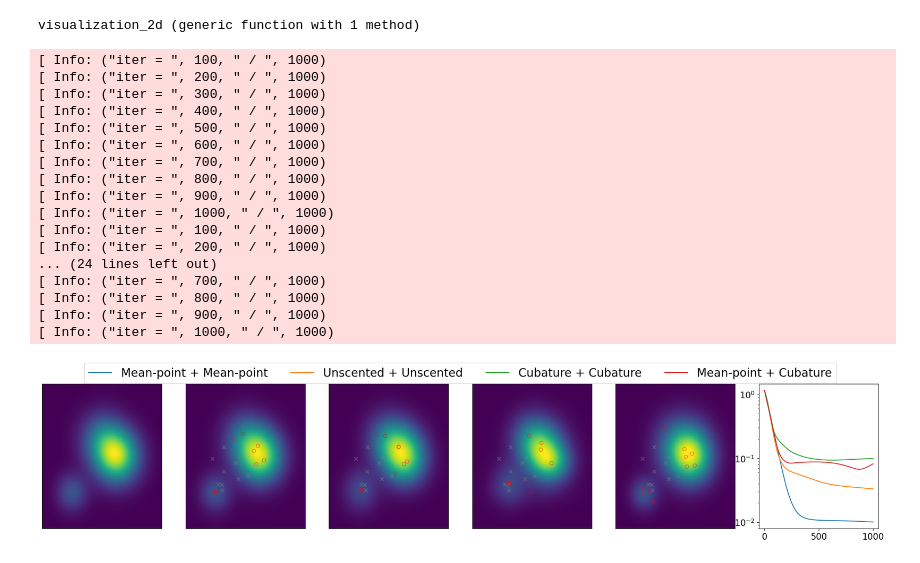
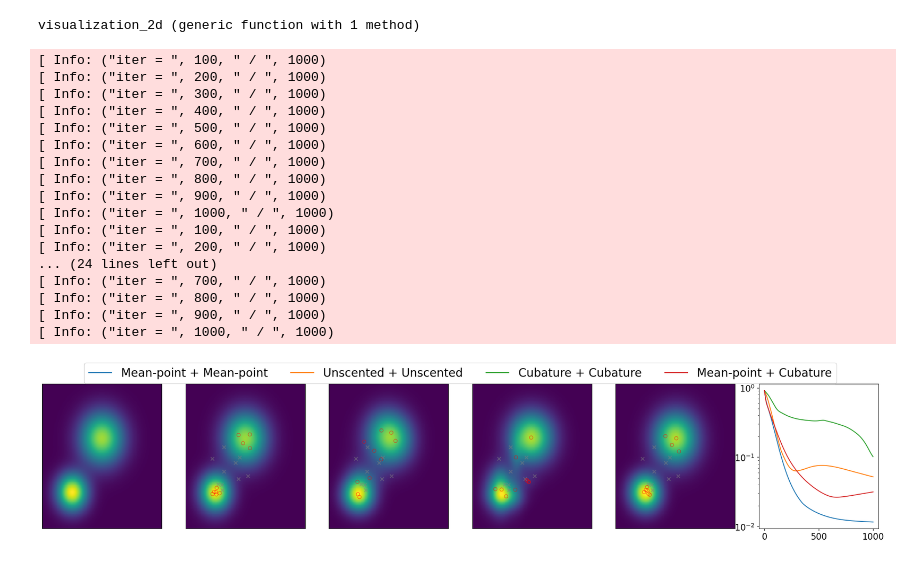
Before and after one commit to PKU-CMEGroup/InverseProblems.jl, a Jupyter notebook: Derivative-Free-Variational-Inference/Quadrature-Rule-Test.ipynb, the cells around one changed output. Cells and saved outputs as stored; diff of their text form; code cells hidden in the pictures.

```diff
--- a/Derivative-Free-Variational-Inference/Quadrature-Rule-Test.ipynb
+++ b/Derivative-Free-Variational-Inference/Quadrature-Rule-Test.ipynb
@@ -93,7 +93,7 @@ visualization_2d (generic function with 1 method)
 # %%
 fig, ax = PyPlot.subplots(nrows=1, ncols=6, sharex=false, sharey=false, figsize=(21,5))
 
-x_w_ref, x_mean_ref = [0.2;0.5;0.3], [1.0 2.0; 2.0 1.0; -1.0 -1.0]
+x_w_ref, x_mean_ref = [0.3;0.0;0.7], [1.0 2.0; 2.0 1.0; -1.0 -1.0]
 N_modes_ref, N_x = size(x_mean_ref)
 xx_cov_ref = zeros(N_modes_ref, 2, 2)
 for im = 1:N_modes_ref
@@ -138,31 +138,31 @@ visualization_2d(ax; Nx = 200, Ny = 200, x_lim=[-3.0, 5.0], y_lim=[-3.0, 5.0], f
 
 for i = 1:5
     ax[i].get_xaxis().set_visible(false)
     ax[i].get_yaxis().set_visible(false)
 end
 
 handles, labels = ax[end].get_legend_handles_labels()
 fig.legend(handles,labels,loc = "upper center",bbox_to_anchor=(0.5,0.98),ncol=4, fontsize=20)
 fig.subplots_adjust(bottom=0.15,top=0.85,left=0.02,right=0.98,hspace=0.2)
 
 # fig.tight_layout()
 fig.savefig("Quadrature-Points.pdf")
 # %% [output]
 [ Info: ("iter = ", 100, " / ", 1000)
 [ Info: ("iter = ", 200, " / ", 1000)
 [ Info: ("iter = ", 300, " / ", 1000)
 [ Info: ("iter = ", 400, " / ", 1000)
 [ Info: ("iter = ", 500, " / ", 1000)
 [ Info: ("iter = ", 600, " / ", 1000)
 [ Info: ("iter = ", 700, " / ", 1000)
 [ Info: ("iter = ", 800, " / ", 1000)
 [ Info: ("iter = ", 900, " / ", 1000)
 [ Info: ("iter = ", 1000, " / ", 1000)
 [ Info: ("iter = ", 100, " / ", 1000)
 [ Info: ("iter = ", 200, " / ", 1000)
 ... (24 lines left out)
 [ Info: ("iter = ", 700, " / ", 1000)
 [ Info: ("iter = ", 800, " / ", 1000)
 [ Info: ("iter = ", 900, " / ", 1000)
 [ Info: ("iter = ", 1000, " / ", 1000)
-[figure, old version]
+[figure, new version]
```
Also changed, not shown: parts of 1 cell of this notebook, 4 other files.
